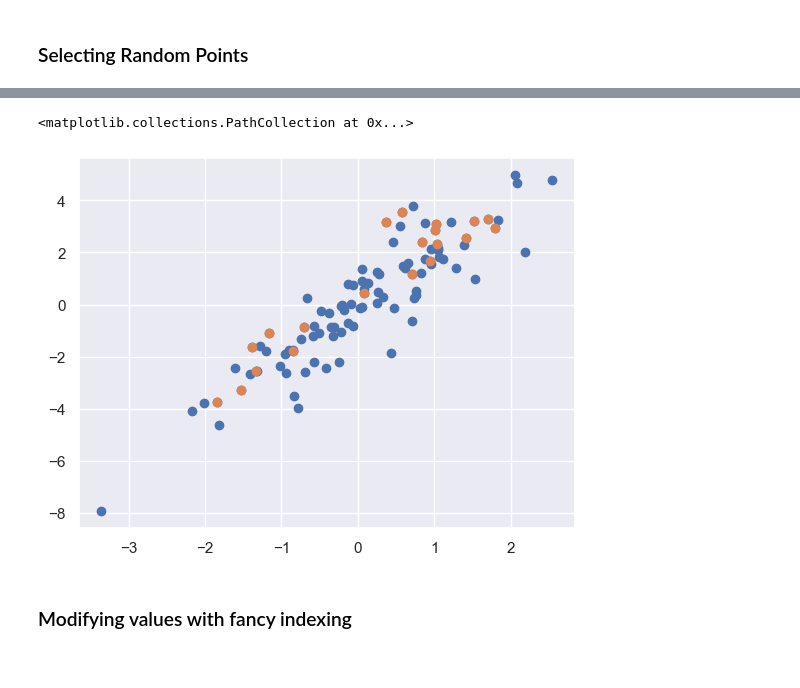
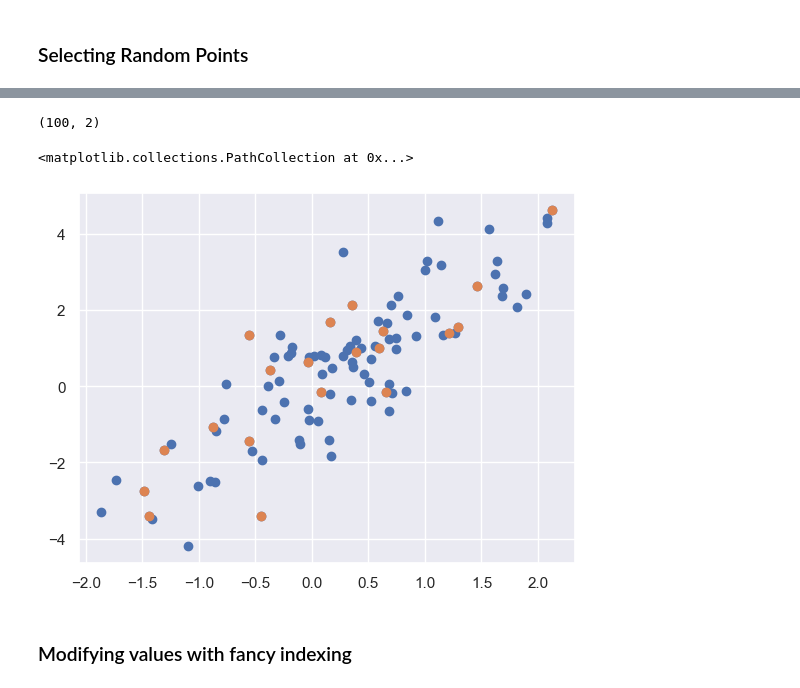
Before and after one commit to HerbSek/Learning-Data-Science, a Jupyter notebook: numpy.ipynb, the cells around one changed output, grey strips where cells are left out. Saved outputs shown, nothing was run; the diff lists cells and outputs as text; code cells hidden in the pictures.

```diff
--- a/numpy.ipynb
+++ b/numpy.ipynb
@@ -535,19 +537,20 @@ plt.show()
 # %%
 import numpy as np
 from matplotlib import pyplot as plt
 import seaborn; seaborn.set()
 
 mean = [0,0]
 cov = [[1,2],[2,5]]
 x = np.random.multivariate_normal(mean,cov,100)
-x.shape
+print(x.shape)
 plt.scatter(x[:, 0],x[:,1])
 indices = np.random.choice(x.shape[0],20,replace=False)
 selection = x[indices]
 plt.scatter(selection[:,0],selection[:,1])
 # %% [output]
-<matplotlib.collections.PathCollection at 0x...>
+(100, 2)
+<matplotlib.collections.PathCollection at 0x...>
-[figure, old version]
+[figure, new version]
 # %% [markdown]
 ### Modifying values with fancy indexing
 # %%
```
Also changed, not shown: parts of 3 cells of this notebook, 2 other files.
